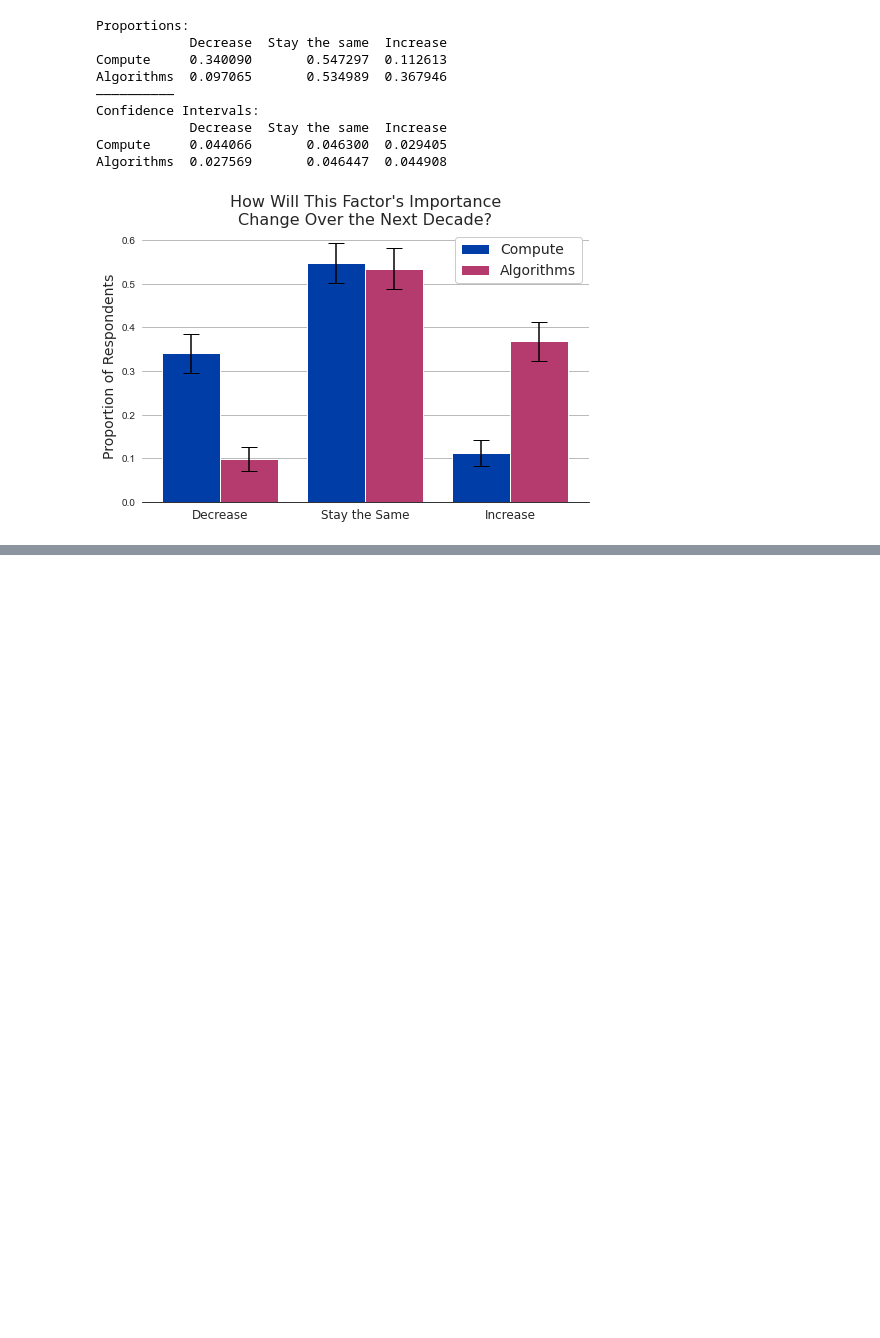
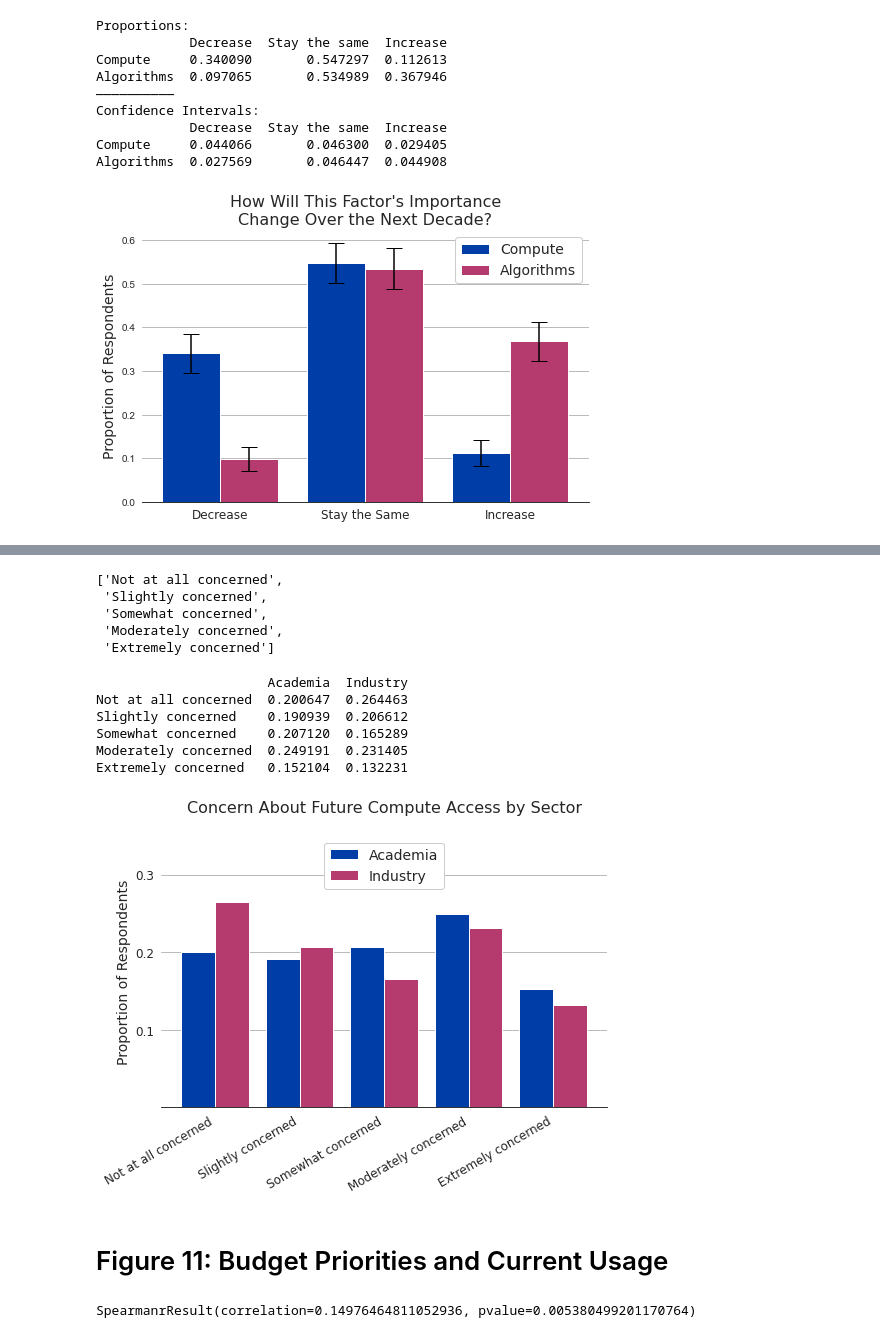
Before and after one commit to georgetown-cset/Compute_Survey_2022, a Jupyter notebook: scripts/paper_figures.ipynb, the cells around one changed output, grey strips where cells are left out. Cells and saved outputs as stored; diff of their text form; code cells hidden in the pictures; blank space fills up the shorter version.

```diff
--- a/scripts/paper_figures.ipynb
+++ b/scripts/paper_figures.ipynb
@@ -452,0 +660,60 @@ Algorithms  0.027569       0.046447  0.044908
+# %%
+labs = answer_key[answer_key['contribution_concern'].notna()].contribution_concern.tolist()
+labs
+# %% [output]
+['Not at all concerned',
+ 'Slightly concerned',
+ 'Somewhat concerned',
+ 'Moderately concerned',
+ 'Extremely concerned']
+# %%
+fig, ax = plt.subplots(figsize=(8, 5))
+
+# Assign labels for each response
+labels = ['Not at all concerned', 'Slightly concerned', 'Somewhat concerned', 'Moderately concerned', 'Extremely concerned']
+
+# Plot the data
+ax.bar(np.arange(len(labels)) - 0.2, df[df.Sector == 'Academia'].ContributionConcern.value_counts(normalize=True).sort_index().tolist(),
+       width = 0.4, color=colors[0], label='Academia')
+ax.bar(np.arange(len(labels)) + 0.2, df[df.Sector == 'Industry'].ContributionConcern.value_counts(normalize=True).sort_index().tolist(),
+       width = 0.4, color=colors[1], label='Industry')
+
+# Print out the data
+print(pd.DataFrame({'Academia': df[df.Sector == 'Academia'].ContributionConcern.value_counts(normalize=True).sort_index().tolist(),
+                   'Industry': df[df.Sector == 'Industry'].ContributionConcern.value_counts(normalize=True).sort_index().tolist()},
+                   index = labels))
+
+# Adjust figure aesthetics, add title and axis labels, and add a legend
+ax.set_xticks(np.arange(len(labels)))
+ax.set_xticklabels(labels, rotation=30, ha='right', fontsize=12, fontname='DejaVu Sans')
+ax.set_ylim([0,0.35])
+ax.set_yticks([0.1,0.2,0.3])
+ax.set_yticklabels(['0.1', '0.2', '0.3'], fontsize=12, fontname='DejaVu Sans')
+ax.set_ylabel('Proportion of Respondents', fontsize=14, fontname='DejaVu Sans')
+ax.set_title('Concern About Future Compute Access by Sector\n', fontsize=16, fontname='DejaVu Sans')
+ax.legend(prop=basefont, loc=9)
+
+# Save the figure
+plt.savefig('../figures/paper/Fig10.jpg', dpi=300, bbox_inches='tight')
+
+plt.show()
+plt.close()
+# %% [output]
+                      Academia  Industry
+Not at all concerned  0.200647  0.264463
+Slightly concerned    0.190939  0.206612
+Somewhat concerned    0.207120  0.165289
+Moderately concerned  0.249191  0.231405
+Extremely concerned   0.152104  0.132231
+[figure, added]
+# %% [markdown]
+# Figure 11: Budget Priorities and Current Usage
+# %%
+# First evaluate the Spearman's Rho for the likelihood of selecting compute as top priority vs. compute usage
+# NOTE: this seems like something we might want to better handle with a multinomial probit model?
+x = df[(~df.CompGPUs.isna()) & (~df.PrioritySimplified.isna())].CompGPUs
+y = df[(~df.CompGPUs.isna()) & (~df.PrioritySimplified.isna())].PrioritySimplified.apply(lambda x: int(x == 'Compute'))
+
+spearmanr(x, y)
+# %% [output]
+SpearmanrResult(correlation=0.14976464811052936, pvalue=0.005380499201170764)
```
Also changed, not shown: parts of 20 cells of this notebook, 16 other files.
